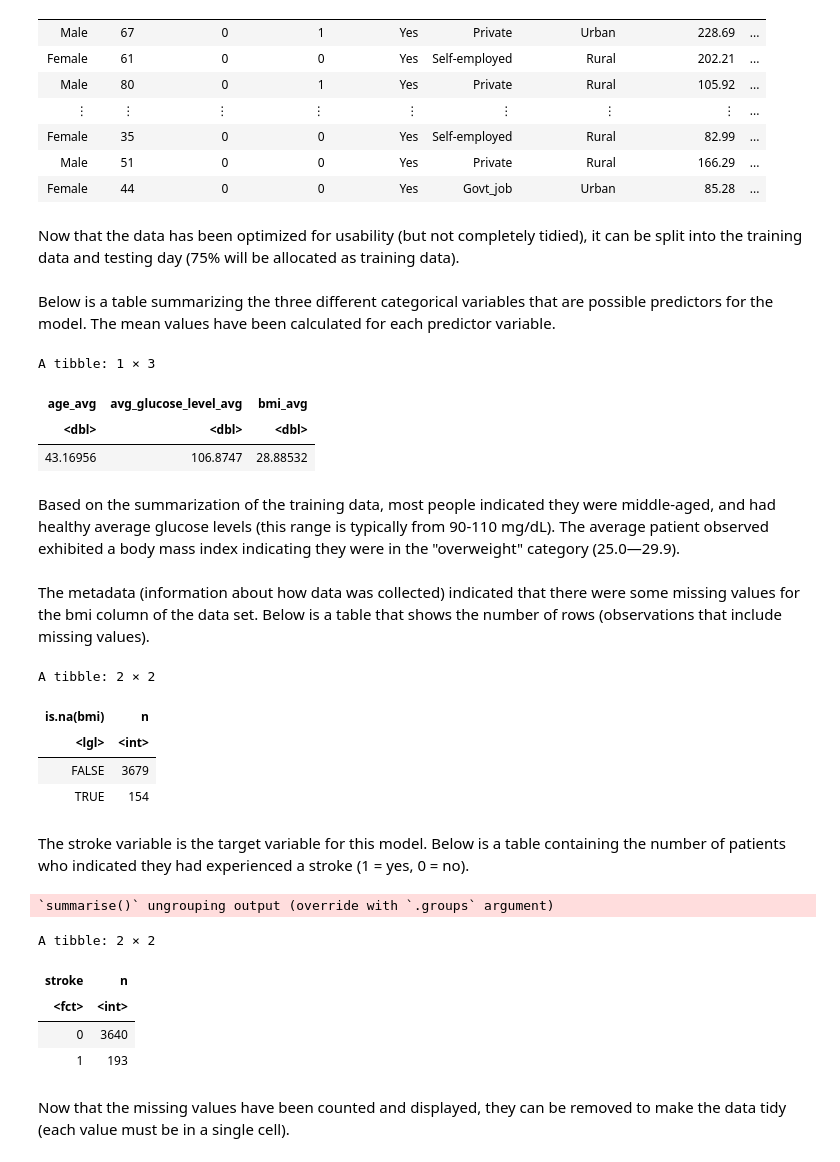
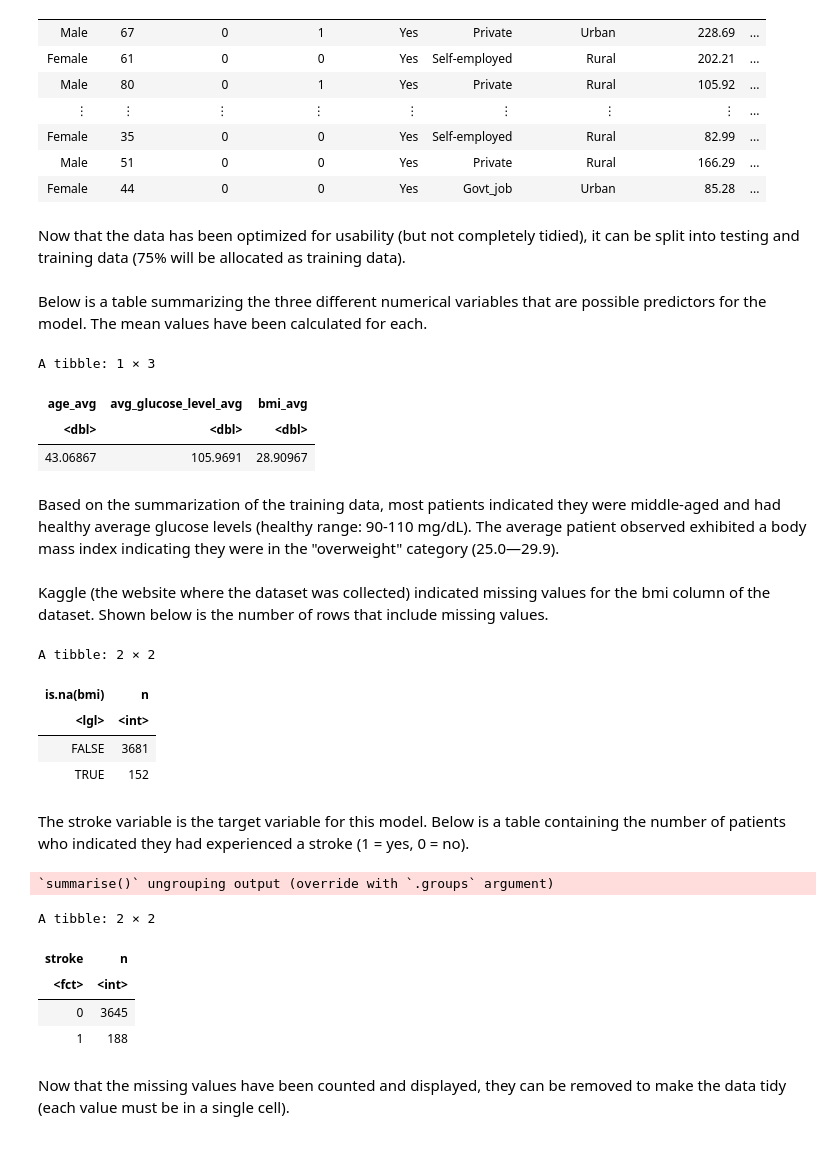
Before and after one commit to romansinkus/stroke-classification, a Jupyter notebook: Stroke_prediction.ipynb, the cells around one changed output. Cells and saved outputs as stored; diff of their text form; code cells hidden in the pictures.

```diff
--- a/Stroke_prediction.ipynb
+++ b/Stroke_prediction.ipynb
@@ -83,30 +84,30 @@ A tibble: 5110 × 11
 | Male | 51 | 0 | 0 | Yes | Private | Rural | 166.29 | ... |
 | Female | 44 | 0 | 0 | Yes | Govt_job | Urban | 85.28 | ... |
 # %% [markdown]
-Now that the data has been optimized for usability (but not completely tidied), it can be split into the training data and testing day (75% will be allocated as training data).
+Now that the data has been optimized for usability (but not completely tidied), it can be split into testing and training data (75% will be allocated as training data).
 # %%
 stroke_split <- initial_split(stroke_data, prop = 0.75, strata = stroke)
-untidy_stroke_train <- training(stroke_split)
-untidy_stroke_test <- testing(stroke_split)
+initial_stroke_train <- training(stroke_split)
+initial_stroke_test <- testing(stroke_split)
 # %% [markdown]
-Below is a table summarizing the three different categorical variables that are possible predictors for the model. The mean values have been calculated for each predictor variable.
+Below is a table summarizing the three different numerical variables that are possible predictors for the model. The mean values have been calculated for each.
 # %%
-avg_values <- untidy_stroke_train %>%
+avg_values <- initial_stroke_train %>%
     summarize(age_avg = mean(age, na.rm = TRUE),
             avg_glucose_level_avg = mean(avg_glucose_level, na.rm = TRUE),
             bmi_avg = mean(bmi, na.rm = TRUE))
 avg_values
 # %% [output]
 A tibble: 1 × 3
 | age_avg | avg_glucose_level_avg | bmi_avg |
 | <dbl> | <dbl> | <dbl> |
-| 43.16956 | 106.8747 | 28.88532 |
+| 43.06867 | 105.9691 | 28.90967 |
 # %% [markdown]
-Based on the summarization of the training data, most people indicated they were middle-aged, and had healthy average glucose levels (this range is typically from 90-110 mg/dL). The average patient observed exhibited a body mass index indicating they were in the "overweight" category (25.0—29.9).
+Based on the summarization of the training data, most patients indicated they were middle-aged and had healthy average glucose levels (healthy range: 90-110 mg/dL). The average patient observed exhibited a body mass index indicating they were in the "overweight" category (25.0—29.9).
 # %% [markdown]
-The metadata (information about how data was collected) indicated that there were some missing values for the bmi column of the data set. Below is a table that shows the number of rows (observations that include missing values).
+Kaggle (the website where the dataset was collected) indicated missing values for the bmi column of the dataset. Shown below is the number of rows that include missing values.
 # %%
-missing_bmi <- untidy_stroke_train %>%
+missing_bmi <- initial_stroke_train %>%
     select(bmi) %>%
     count(is.na(bmi))
 missing_bmi
@@ -114,12 +115,12 @@ missing_bmi
 A tibble: 2 × 2
 | is.na(bmi) | n |
 | <lgl> | <int> |
-| FALSE | 3679 |
-| TRUE | 154 |
+| FALSE | 3681 |
+| TRUE | 152 |
 # %% [markdown]
 The stroke variable is the target variable for this model. Below is a table containing the number of patients who indicated they had experienced a stroke (1 = yes, 0 = no).
 # %%
-categorical_values <- untidy_stroke_train %>%
+categorical_values <- initial_stroke_train %>%
     group_by(stroke) %>%
     summarize(n = n())
 
@@ -129,8 +130,8 @@ categorical_values
 A tibble: 2 × 2
 | stroke | n |
 | <fct> | <int> |
-| 0 | 3640 |
-| 1 | 193 |
+| 0 | 3645 |
+| 1 | 188 |
 # %% [markdown]
 Now that the missing values have been counted and displayed, they can be removed to make the data tidy (each value must be in a single cell).
 # %%
```
Also changed, not shown: parts of 14 cells of this notebook.
